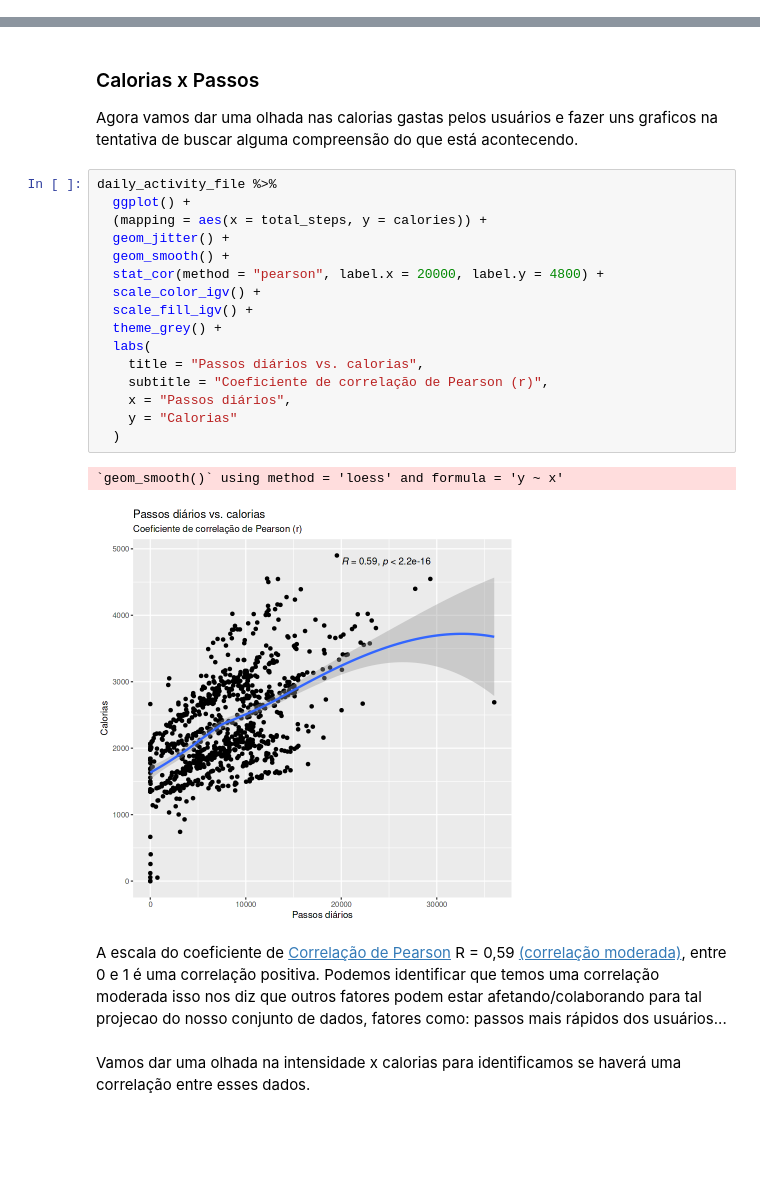
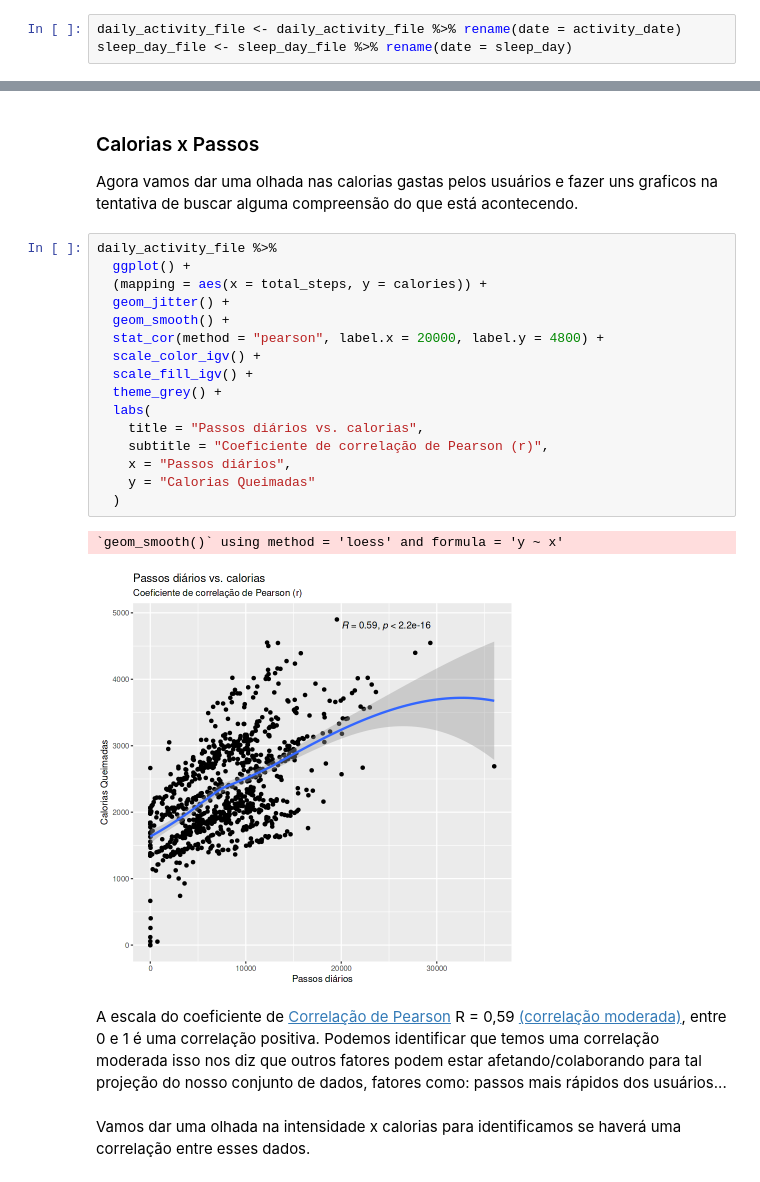
Before and after one commit to ARRETdaniel/22-2E_topicos_Especiais_em_IA_II_Sistemas_Inteligentes, a Jupyter notebook: projectFinal/finalproject-fitbit-fitness-data.ipynb, the cells around one changed output, grey strips where cells are left out. Drawn from its saved outputs; the diff is of its cells as text; blank space fills up the shorter version.

```diff
--- a/projectFinal/finalproject-fitbit-fitness-data.ipynb
+++ b/projectFinal/finalproject-fitbit-fitness-data.ipynb
@@ -295,0 +313,3 @@ Esse processamento é possível a partir da biblioteca ***lubridate*** que nos d
+# %%
+daily_activity_file <- daily_activity_file %>% rename(date = activity_date)
+sleep_day_file <- sleep_day_file %>% rename(date = sleep_day)
@@ -366,23 +442,23 @@ Agora vamos dar uma olhada nas calorias gastas pelos usuários e fazer uns grafi
 # %%
 daily_activity_file %>%
   ggplot() +
   (mapping = aes(x = total_steps, y = calories)) +
   geom_jitter() +
   geom_smooth() +
   stat_cor(method = "pearson", label.x = 20000, label.y = 4800) +
   scale_color_igv() +
   scale_fill_igv() +
   theme_grey() +
   labs(
     title = "Passos diários vs. calorias",
     subtitle = "Coeficiente de correlação de Pearson (r)",
     x = "Passos diários",
-    y = "Calorias"
+    y = "Calorias Queimadas"
   )
 # %% [output]
 `geom_smooth()` using method = 'loess' and formula = 'y ~ x'
-[figure, old version]
+[figure, new version]
 # %% [markdown]
-A escala do coeficiente de [Correlação de Pearson](https://www.scribbr.com/statistics/pearson-correlation-coefficient/) R = 0,59 [(correlação moderada)](https://www.researchgate.net/figure/The-scale-of-Pearsons-Correlation-Coefficient_tbl1_345693737), entre 0 e 1 é uma correlação positiva. Podemos identificar que temos uma correlação moderada isso nos diz que outros fatores podem estar afetando/colaborando para tal projecao do nosso conjunto de dados, fatores como: passos mais rápidos dos usuários...
+A escala do coeficiente de [Correlação de Pearson](https://www.scribbr.com/statistics/pearson-correlation-coefficient/) R = 0,59 [(correlação moderada)](https://www.researchgate.net/figure/The-scale-of-Pearsons-Correlation-Coefficient_tbl1_345693737), entre 0 e 1 é uma correlação positiva. Podemos identificar que temos uma correlação moderada isso nos diz que outros fatores podem estar afetando/colaborando para tal projeção do nosso conjunto de dados, fatores como: passos mais rápidos dos usuários...
 # %% [markdown]
 Vamos dar uma olhada na intensidade x calorias para identificamos se haverá uma correlação entre esses dados.
```
Also changed, not shown: parts of 32 cells of this notebook.
